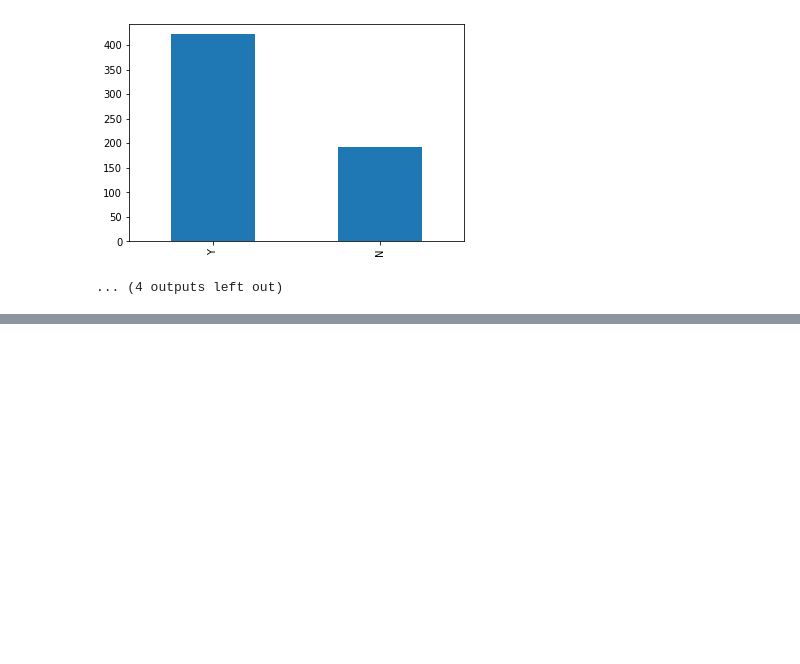
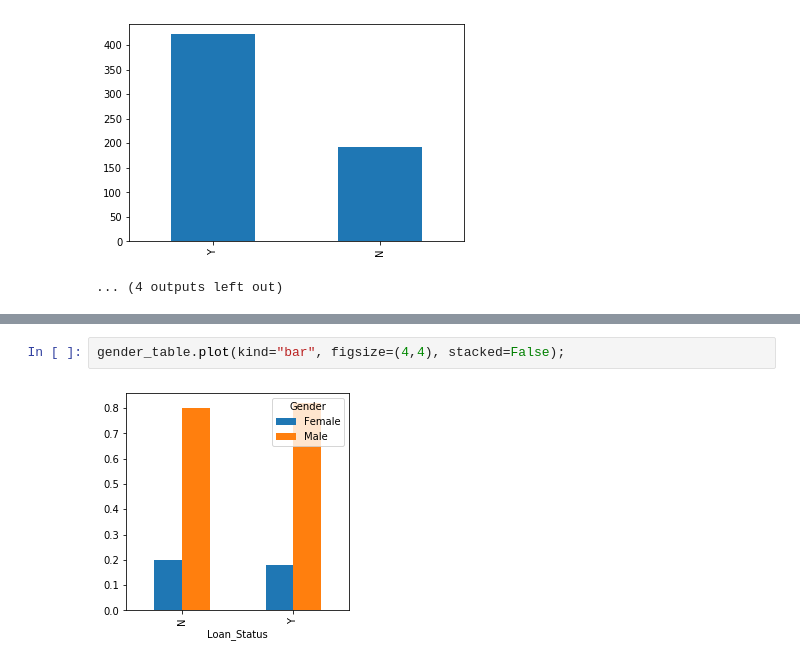
Before and after one commit to ibacaraujo/learning-path-data-scientist, a Jupyter notebook: loan_prediction.ipynb, the cells around one changed output, grey strips where cells are left out. Cells and saved outputs as stored; diff of their text form; blank space fills up the shorter version.

```diff
--- a/loan_prediction.ipynb
+++ b/loan_prediction.ipynb
@@ -207,0 +259,4 @@ N     192    0.312704
+# %%
+gender_table.plot(kind="bar", figsize=(4,4), stacked=False);
+# %% [output]
+[figure, added]
```
Also changed, not shown: parts of 24 cells of this notebook.
